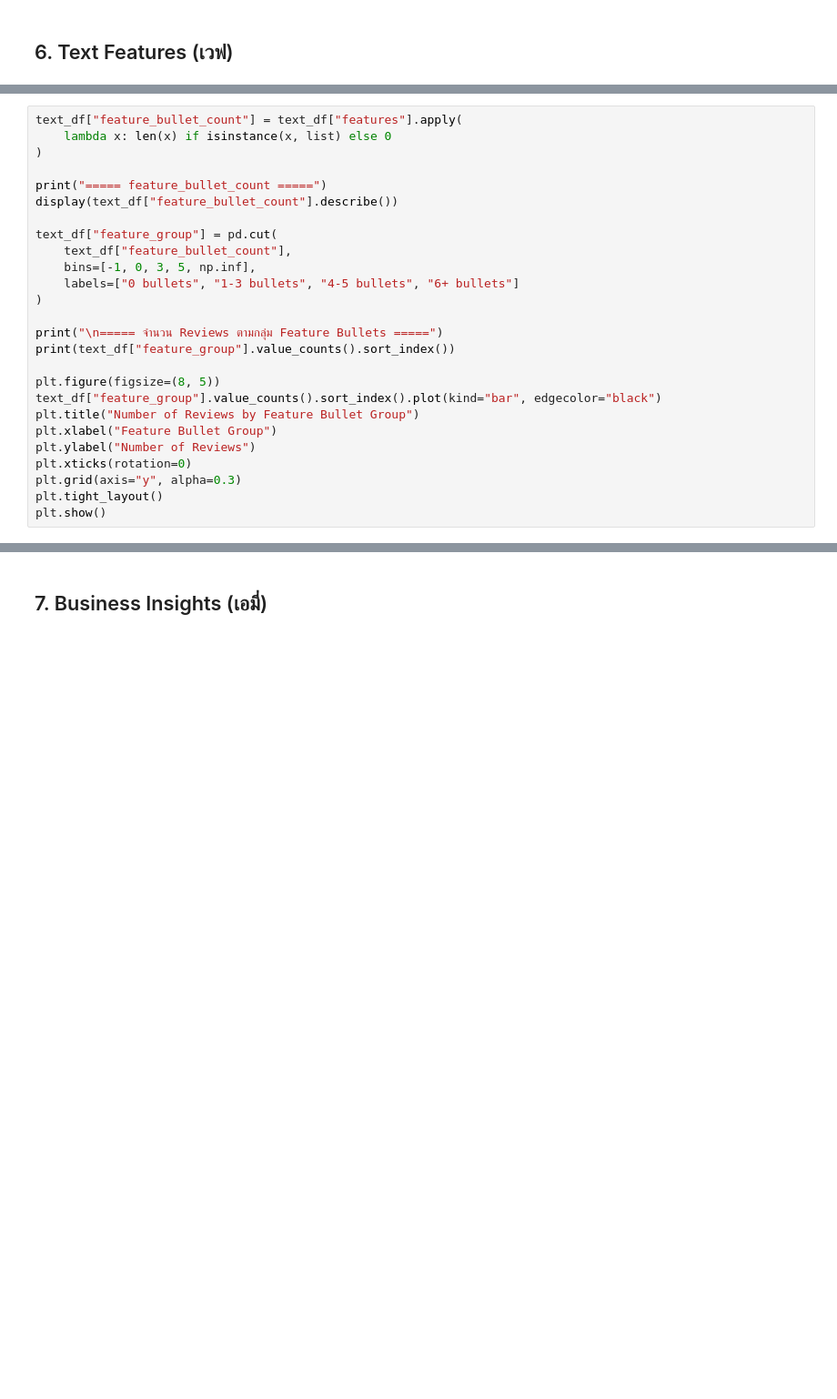
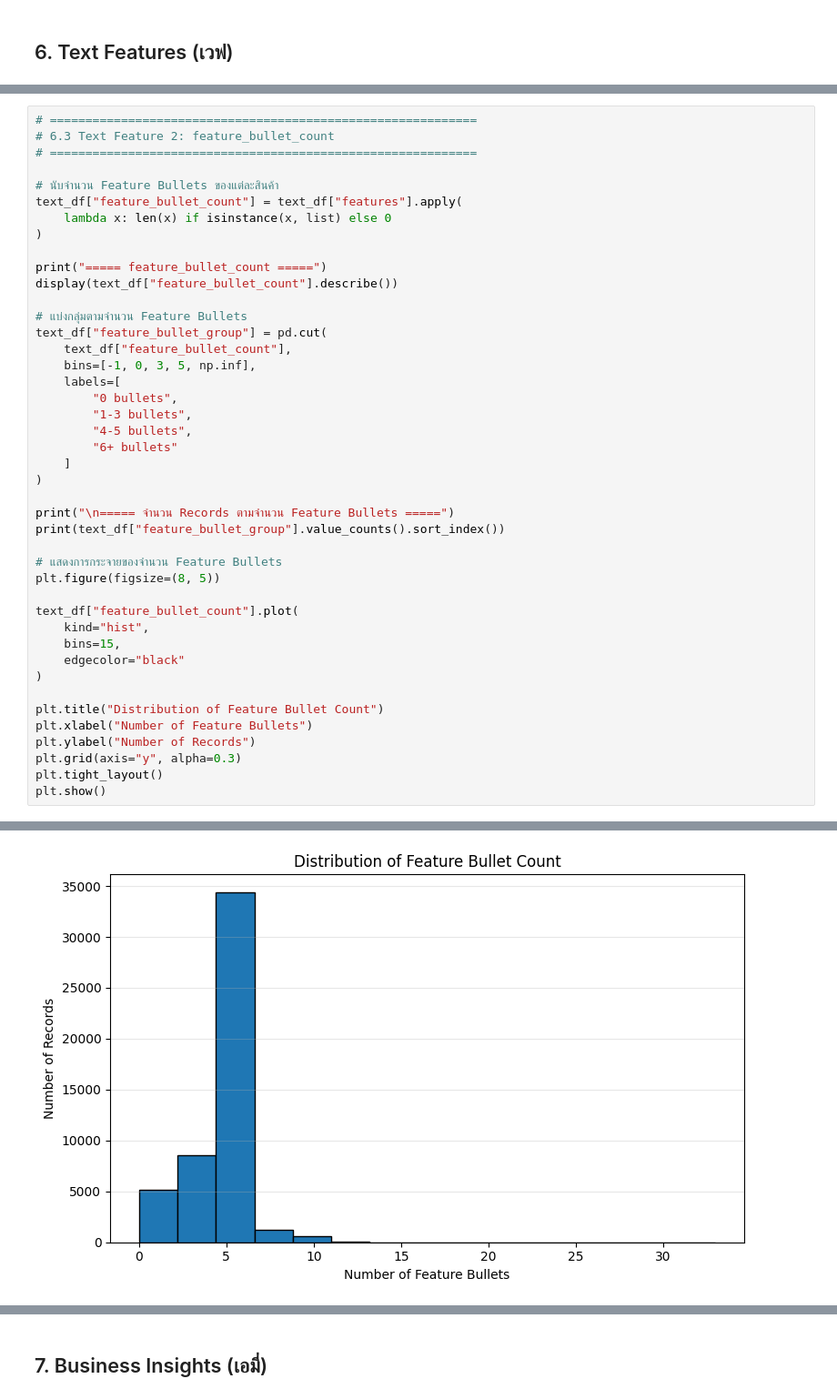
Before and after one commit to suphitchakh-web/Project_1, a Jupyter notebook: Team06_Part2.ipynb, the cells around one changed output, grey strips where cells are left out. Shown at 91% size. Drawn from its saved outputs; the diff is of its cells as text; blank space fills up the shorter version.

```diff
--- a/Team06_Part2.ipynb
+++ b/Team06_Part2.ipynb
@@ -1275,4 +1413,9 @@ plt.show()
 # %%
+# ============================================================
+# 6.3 Text Feature 2: feature_bullet_count
+# ============================================================
+
+# นับจำนวน Feature Bullets ของแต่ละสินค้า
 text_df["feature_bullet_count"] = text_df["features"].apply(
     lambda x: len(x) if isinstance(x, list) else 0
 )
@@ -1280,21 +1423,34 @@ text_df["feature_bullet_count"] = text_df["features"].apply(
 print("===== feature_bullet_count =====")
 display(text_df["feature_bullet_count"].describe())
 
-text_df["feature_group"] = pd.cut(
+# แบ่งกลุ่มตามจำนวน Feature Bullets
+text_df["feature_bullet_group"] = pd.cut(
     text_df["feature_bullet_count"],
     bins=[-1, 0, 3, 5, np.inf],
-    labels=["0 bullets", "1-3 bullets", "4-5 bullets", "6+ bullets"]
+    labels=[
+        "0 bullets",
+        "1-3 bullets",
+        "4-5 bullets",
+        "6+ bullets"
+    ]
 )
 
-print("\n===== จำนวน Reviews ตามกลุ่ม Feature Bullets =====")
-print(text_df["feature_group"].value_counts().sort_index())
+print("\n===== จำนวน Records ตามจำนวน Feature Bullets =====")
+print(text_df["feature_bullet_group"].value_counts().sort_index())
 
+# แสดงการกระจายของจำนวน Feature Bullets
 plt.figure(figsize=(8, 5))
-text_df["feature_group"].value_counts().sort_index().plot(kind="bar", edgecolor="black")
-plt.title("Number of Reviews by Feature Bullet Group")
-plt.xlabel("Feature Bullet Group")
-plt.ylabel("Number of Reviews")
-plt.xticks(rotation=0)
+
+text_df["feature_bullet_count"].plot(
+    kind="hist",
+    bins=15,
+    edgecolor="black"
+)
+
+plt.title("Distribution of Feature Bullet Count")
+plt.xlabel("Number of Feature Bullets")
+plt.ylabel("Number of Records")
 plt.grid(axis="y", alpha=0.3)
 plt.tight_layout()
 plt.show()
+# %% [output]
@@ -1300,0 +1475 @@ plt.show()
+[figure, added]
```
Also changed, not shown: parts of 34 cells of this notebook.
